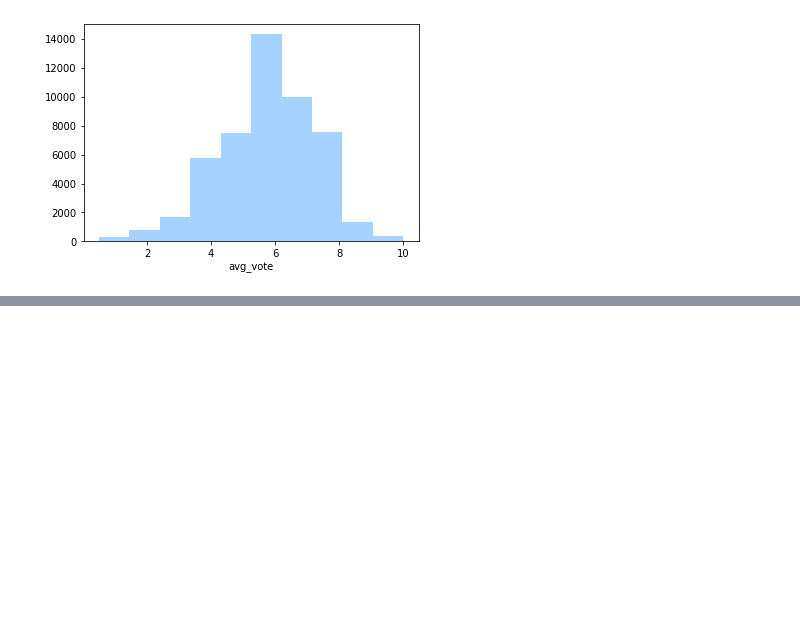
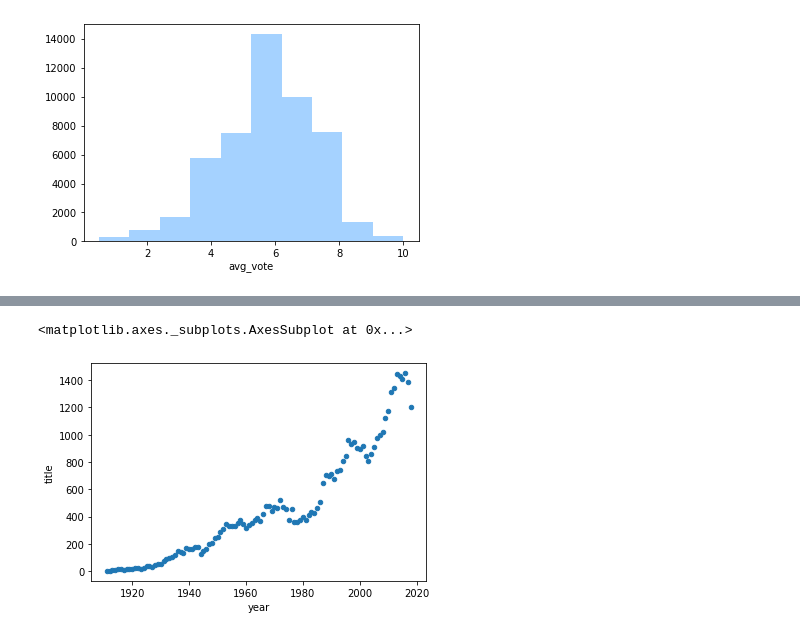
Before and after one commit to Dess23/MINDAT, a Jupyter notebook: Avance.ipynb, the cells around one changed output, grey strips where cells are left out. Cells and saved outputs as stored; diff of their text form; code cells hidden in the pictures; blank space fills up the shorter version.

```diff
--- a/Avance.ipynb
+++ b/Avance.ipynb
@@ -478,0 +537,4 @@ films.cov()
+# %%
+predict=films.groupby(['year']).count()
+predict=predict.drop(['genre','duration','country','director','actors','avg_vote'],axis=1)
+predict.head(5)
@@ -478,0 +549,3 @@ films.cov()
+# %%
+predict['year']=range(1911,2019,1)
+predict
@@ -521,0 +707,5 @@ g
+# %%
+predict.plot.scatter(x='year', y='title')
+# %% [output]
+<matplotlib.axes._subplots.AxesSubplot at 0x...>
+[figure, added]
```
Also changed, not shown: parts of 120 cells of this notebook.
